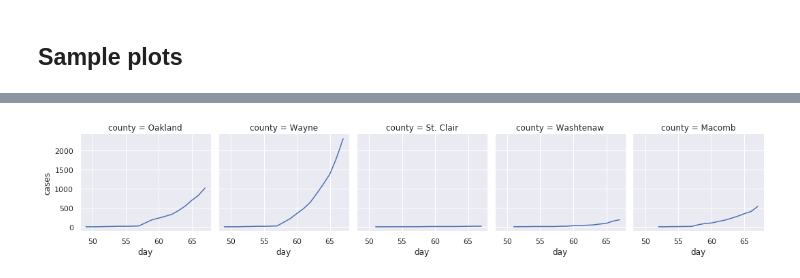
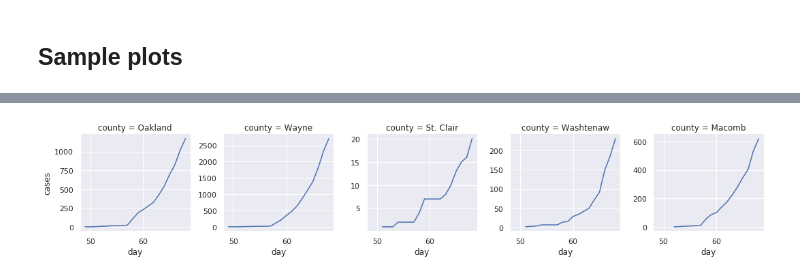
Before and after one commit to misken/c19, a Jupyter notebook: get_c19_data_nytimes.ipynb, the cells around one changed output, grey strips where cells are left out. Saved outputs shown, nothing was run; the diff lists cells and outputs as text; code cells hidden in the pictures.

```diff
--- a/get_c19_data_nytimes.ipynb
+++ b/get_c19_data_nytimes.ipynb
@@ -166,5 +166,5 @@ semich_df
 # %%
-g = sns.FacetGrid(semich_df, col="county")
+g = sns.FacetGrid(semich_df, col="county", sharey=False)
 g = g.map(plt.plot, "day", "cases")
 # %% [output]
-[figure, old version]
+[figure, new version]
```
Also changed, not shown: parts of 7 cells of this notebook, 11 other files.
